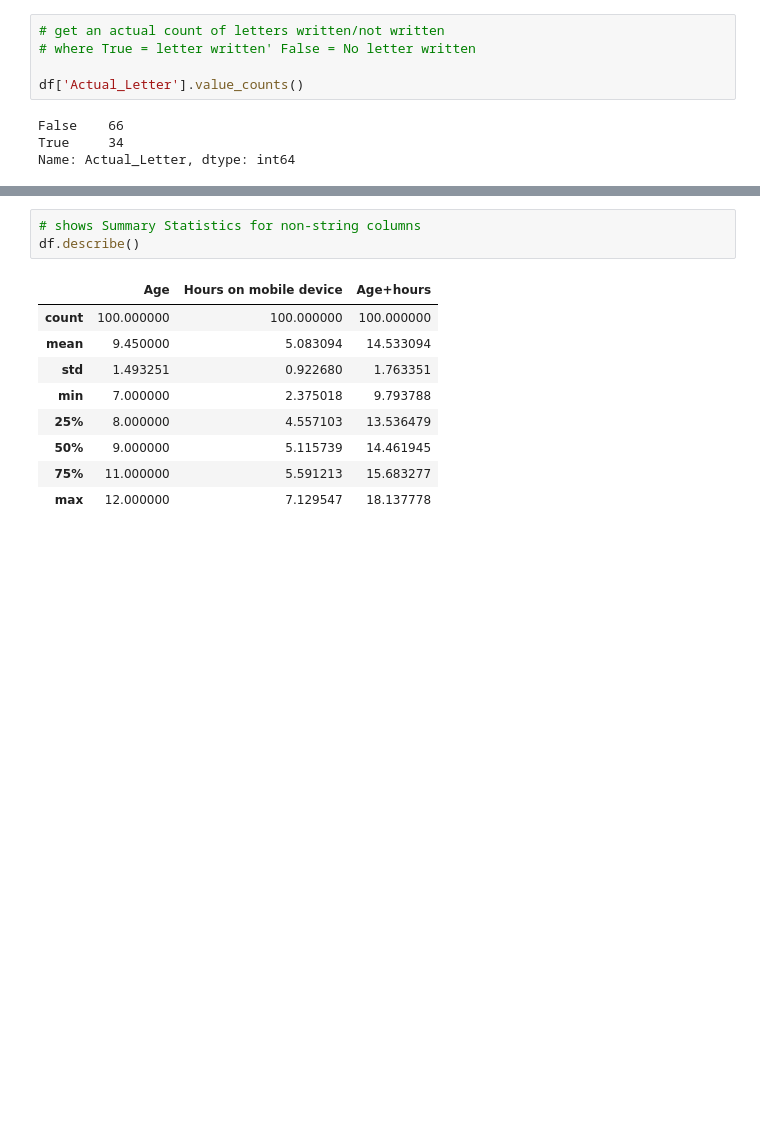
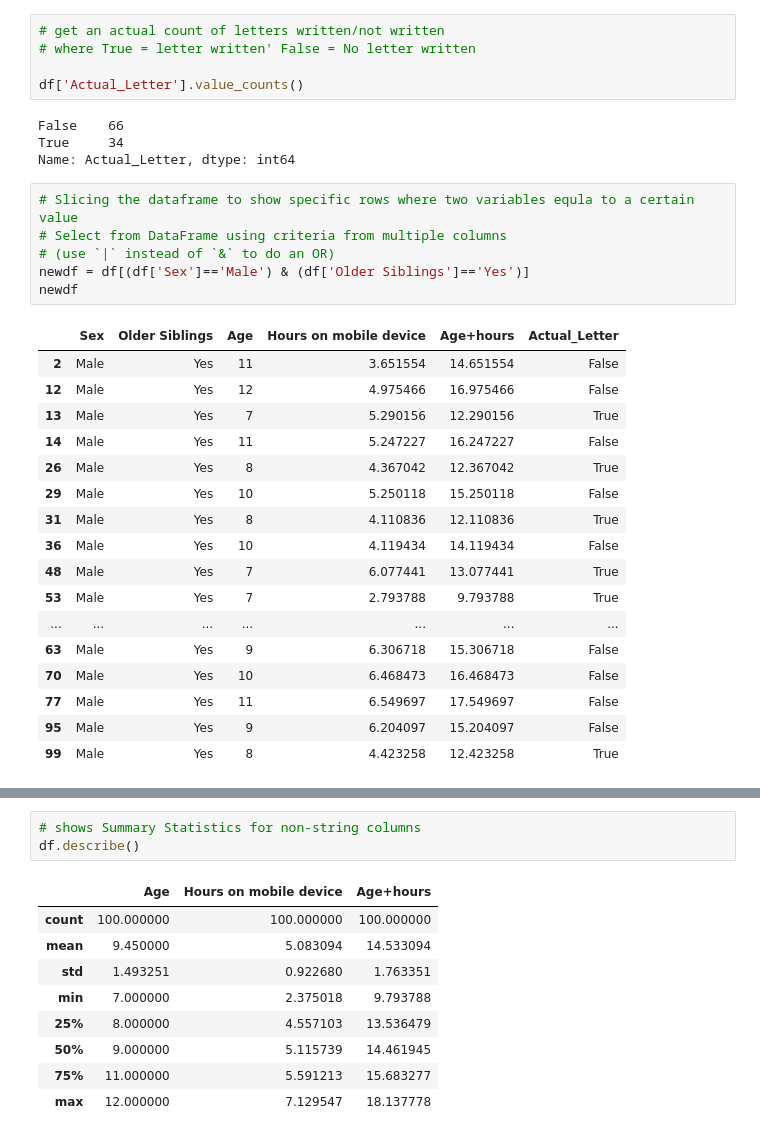
Before and after one commit to JulianConneely/Programming-for-Data-Analysis-Project-Dec18, a Jupyter notebook: Santa Claus.ipynb, the cells around one changed output, grey strips where cells are left out. Saved outputs shown, nothing was run; the diff lists cells and outputs as text; blank space fills up the shorter version.

```diff
--- a/Santa Claus.ipynb
+++ b/Santa Claus.ipynb
@@ -310,3 +310,27 @@ df['Actual_Letter'].value_counts()
 False    66
 True     34
 Name: Actual_Letter, dtype: int64
+# %%
+# Slicing the dataframe to show specific rows where two variables equla to a certain value
+# Select from DataFrame using criteria from multiple columns
+# (use `|` instead of `&` to do an OR)
+newdf = df[(df['Sex']=='Male') & (df['Older Siblings']=='Yes')]
+newdf
+# %% [output]
+|  | Sex | Older Siblings | Age | Hours on mobile device | Age+hours | Actual_Letter |
+| 2 | Male | Yes | 11 | 3.651554 | 14.651554 | False |
+| 12 | Male | Yes | 12 | 4.975466 | 16.975466 | False |
+| 13 | Male | Yes | 7 | 5.290156 | 12.290156 | True |
+| 14 | Male | Yes | 11 | 5.247227 | 16.247227 | False |
+| 26 | Male | Yes | 8 | 4.367042 | 12.367042 | True |
+| 29 | Male | Yes | 10 | 5.250118 | 15.250118 | False |
+| 31 | Male | Yes | 8 | 4.110836 | 12.110836 | True |
+| 36 | Male | Yes | 10 | 4.119434 | 14.119434 | False |
+| 48 | Male | Yes | 7 | 6.077441 | 13.077441 | True |
+| 53 | Male | Yes | 7 | 2.793788 | 9.793788 | True |
+| ... | ... | ... | ... | ... | ... | ... |
+| 63 | Male | Yes | 9 | 6.306718 | 15.306718 | False |
+| 70 | Male | Yes | 10 | 6.468473 | 16.468473 | False |
+| 77 | Male | Yes | 11 | 6.549697 | 17.549697 | False |
+| 95 | Male | Yes | 9 | 6.204097 | 15.204097 | False |
+| 99 | Male | Yes | 8 | 4.423258 | 12.423258 | True |
```
Also changed, not shown: parts of 3 cells of this notebook.
